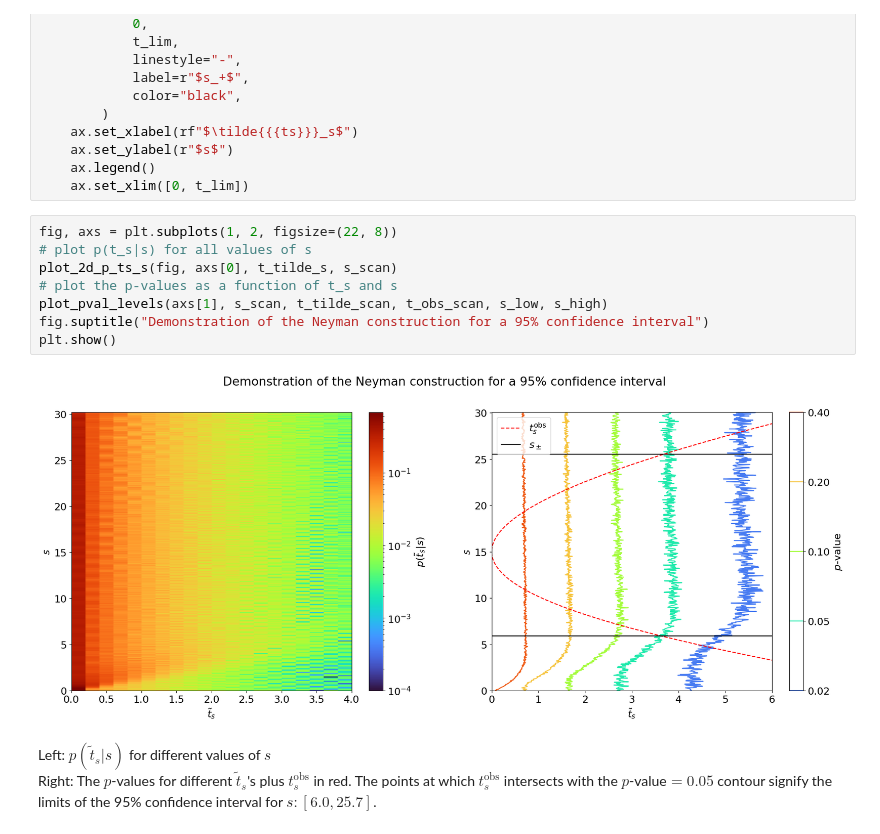
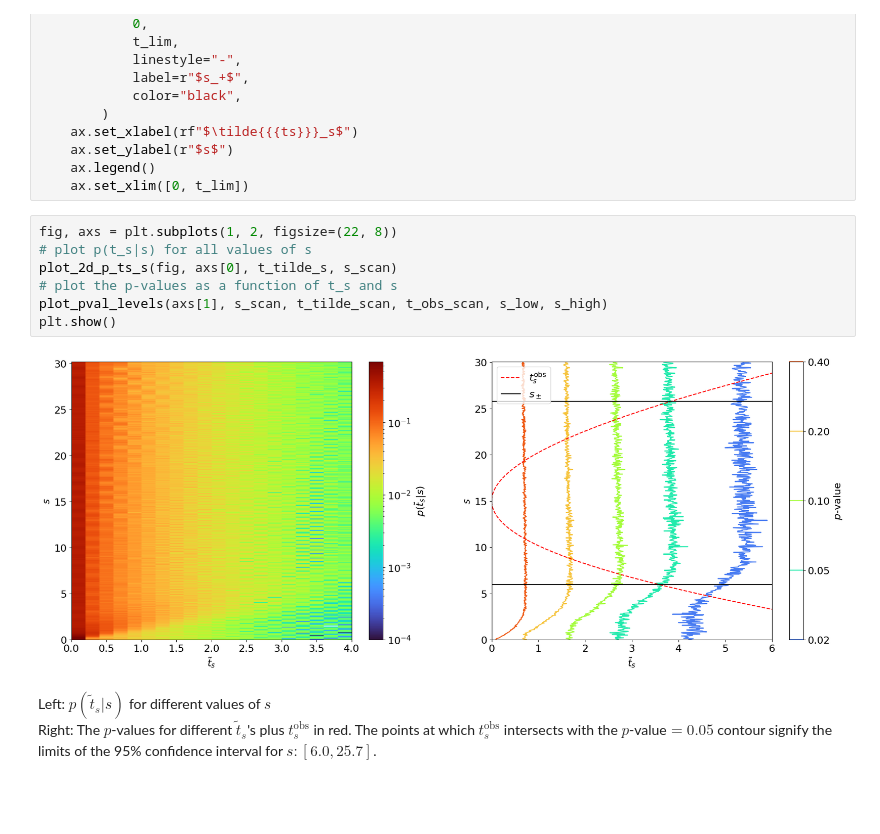
Before and after one commit to rkansal47/stats-for-hep, a Jupyter notebook: _sources/03-intervals-and-limits.ipynb, the cells around one changed output. Saved outputs shown, nothing was run; the diff lists cells and outputs as text; blank space fills up the shorter version.

```diff
--- a/_sources/03-intervals-and-limits.ipynb
+++ b/_sources/03-intervals-and-limits.ipynb
@@ -221,13 +224,12 @@ def plot_pval_levels(ax, s_scan, t_tilde_scan, t_obs_scan, s_high, s_low=None, t
 # %%
 fig, axs = plt.subplots(1, 2, figsize=(22, 8))
 # plot p(t_s|s) for all values of s
 plot_2d_p_ts_s(fig, axs[0], t_tilde_s, s_scan)
 # plot the p-values as a function of t_s and s
 plot_pval_levels(axs[1], s_scan, t_tilde_scan, t_obs_scan, s_low, s_high)
-fig.suptitle("Demonstration of the Neyman construction for a 95% confidence interval")
 plt.show()
 # %% [output]
-[figure, old version]
+[figure, new version]
 # %% [markdown]
 Left: $p(\tilde{t}_s|s)$ for different values of $s$ \
 Right: The $p$-values for different $\tilde{t}_s$'s plus $t^\mathrm{obs}_s$ in red. The points at which $t^\mathrm{obs}_s$ intersects with the $p$-value$=0.05$ contour signify the limits of the 95% confidence interval for $s: [6.0, 25.7]$.
```
Also changed, not shown: parts of 16 cells of this notebook, 31 other files.
